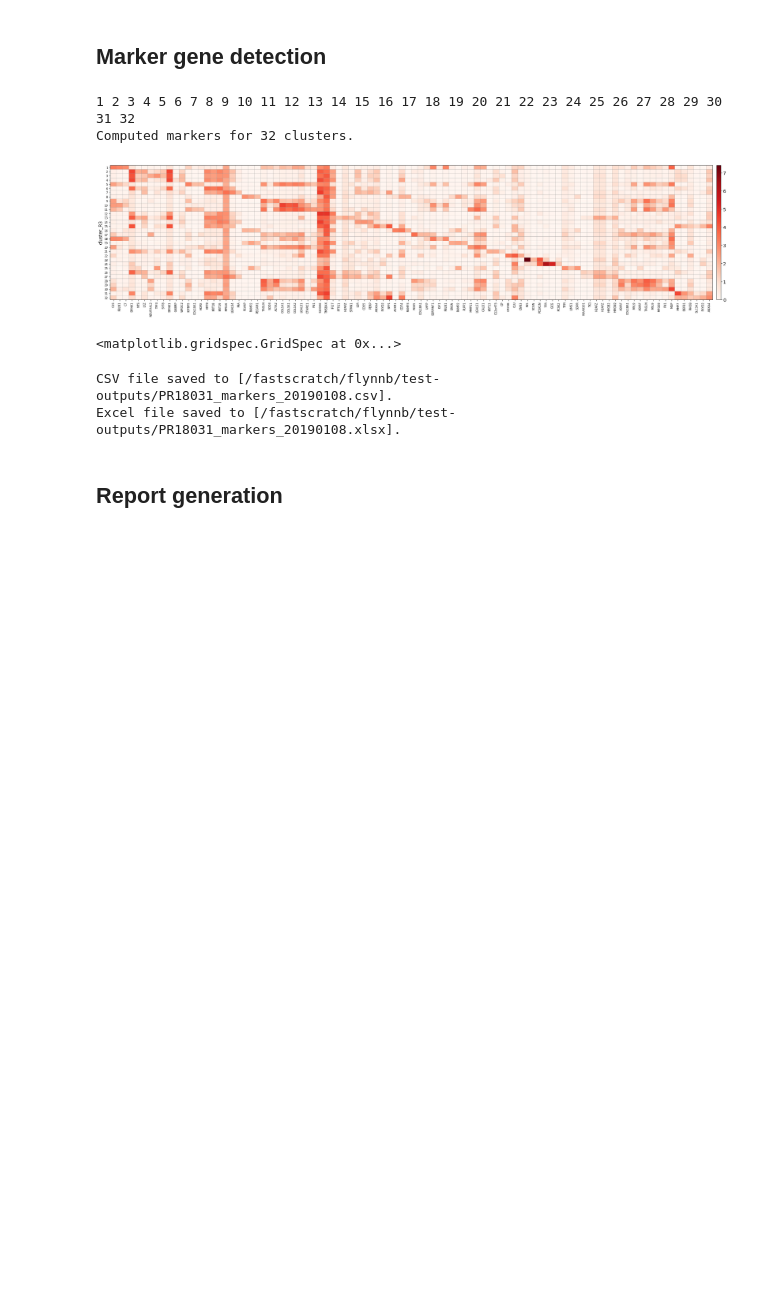
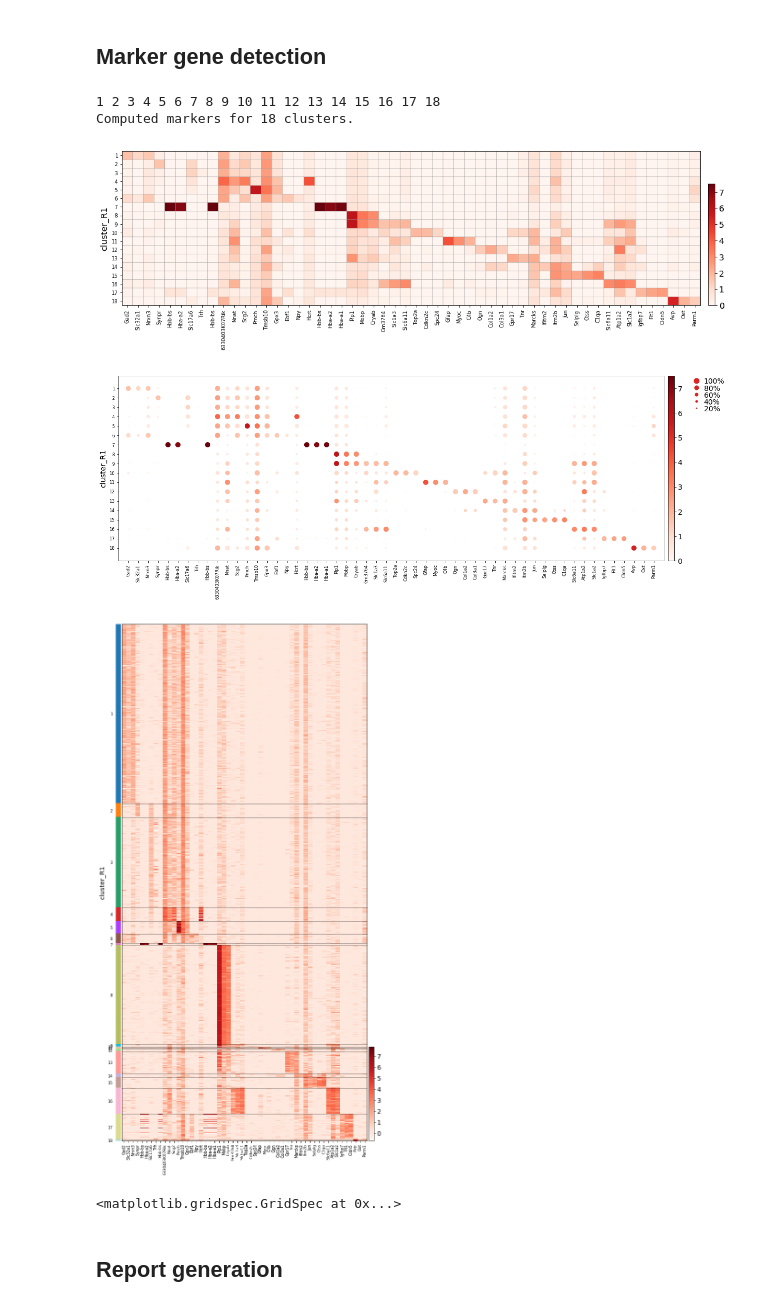
Before and after one commit to TheJacksonLaboratory/scanpy_recipes, a Jupyter notebook: examples/Analysis-Template_expert.ipynb, the cells around one changed output. Cells and saved outputs as stored; diff of their text form; code cells hidden in the pictures; blank space fills up the shorter version.

Commit message:
Update Analysis template expert notebook
- QC params with min/max thresholds
- adata_redux is the final anndata object containing all fields recorded during analysis

```diff
--- a/examples/Analysis-Template_expert.ipynb
+++ b/examples/Analysis-Template_expert.ipynb
@@ -75,12 +83,13 @@ sequencing_saturation False
 # %%
 qc_params = dict(
-    min_cells_per_gene=3,
-    min_counts_per_gene=3,
-    min_counts_per_cell=1000,
-    min_genes_per_cell=500,
-    sequencing_saturation=None,
-    percent_mito=20.0,
-    rbc_threshold=10
+           min_cells_per_gene=3,
+           min_counts_per_gene=3,
+           min_genes_per_cell=200,
+           max_genes_per_cell=8000,
+           min_counts_per_cell=500,
+           max_counts_per_cell=50000,
+           max_pct_mitochondrial=30,
+           max_counts_hemoglobin=2000
 )
 # %%
 trial = sc.qc.run_qc(adata_raw, trial=True, **qc_params)
@@ -156,5 +158,5 @@ Saving PR18031-qc_20190108.h5ad to /fastscratch/flynnb/test-outputs.
 # %%
 adata_qc = sc.read_h5ad(qc_save_file)
 # %%
-adata_full, adata_redux = sc.pp.preprocess(adata_qc, n_top_genes=1000, scale=True)
+adata_redux = sc.pp.preprocess(adata_qc, n_top_genes=1000, scale=True)
 # %% [output]
@@ -200,3 +242,5 @@ Updated clusters under `adata_redux.obs['cluster_R1']`.
+# %%
+adata_redux.obs["cluster_R1"] = sc.tl.reorder_clusters(adata_redux.obs["cluster_R1"], [1, 9, 3, 8, 10, 11, 14, 2, 12, 16, 15, 18, 6, 17, 7, 4, 5, 13])
 # %%
 sc.pl.umap(adata_redux, color="cluster_R1", legend_loc="on data")
 # %% [output]
@@ -204,22 +248,19 @@ sc.pl.umap(adata_redux, color="cluster_R1", legend_loc="on data")
 # %% [markdown]
 ## Marker gene detection
 # %%
-markers = sc.tl.find_marker_genes(adata_redux, "cluster_R3", log_fold_change=1.0)
+markers = sc.tl.find_marker_genes(adata_redux, "cluster_R1", log_fold_change=1.0)
 # %% [output]
-1 2 3 4 5 6 7 8 9 10 11 12 13 14 15 16 17 18 19 20 21 22 23 24 25 26 27 28 29 30 31 32
-Computed markers for 32 clusters.
+1 2 3 4 5 6 7 8 9 10 11 12 13 14 15 16 17 18
+Computed markers for 18 clusters.
 # %%
-top3_genes = markers.groupby("cluster_R3").head(3).gene_name.values
-sc.pl.matrixplot(adata_redux, top3_genes, groupby="cluster_R3", log=True)
-#sc.pl.dotplot(adata_redux, top3_genes, groupby="cluster_R3", log=True)
-#sc.pl.heatmap(adata_redux, top3_genes, groupby="cluster_R3", log=True)
+top3_genes = markers.groupby("cluster_R1").head(3).gene_name.values
+sc.pl.matrixplot(adata_redux, top3_genes, groupby="cluster_R1", log=True)
+sc.pl.dotplot(adata_redux, top3_genes, groupby="cluster_R1", log=True)
+sc.pl.heatmap(adata_redux, top3_genes, groupby="cluster_R1", log=True, show_gene_labels=True, figsize=(10, 20))
 # %% [output]
-[figure, old version]
+[figure, new version]
+[figure, added]
+[figure, added]
 <matplotlib.gridspec.GridSpec at 0x...>
-# %%
-sc.export_markers(adata_redux, "cluster_R3")
-# %% [output]
-CSV file saved to [/fastscratch/flynnb/test-outputs/PR18031_markers_20190108.csv].
-Excel file saved to [/fastscratch/flynnb/test-outputs/PR18031_markers_20190108.xlsx].
 # %% [markdown]
 ## Report generation
```
Also changed, not shown: parts of 39 cells of this notebook.
